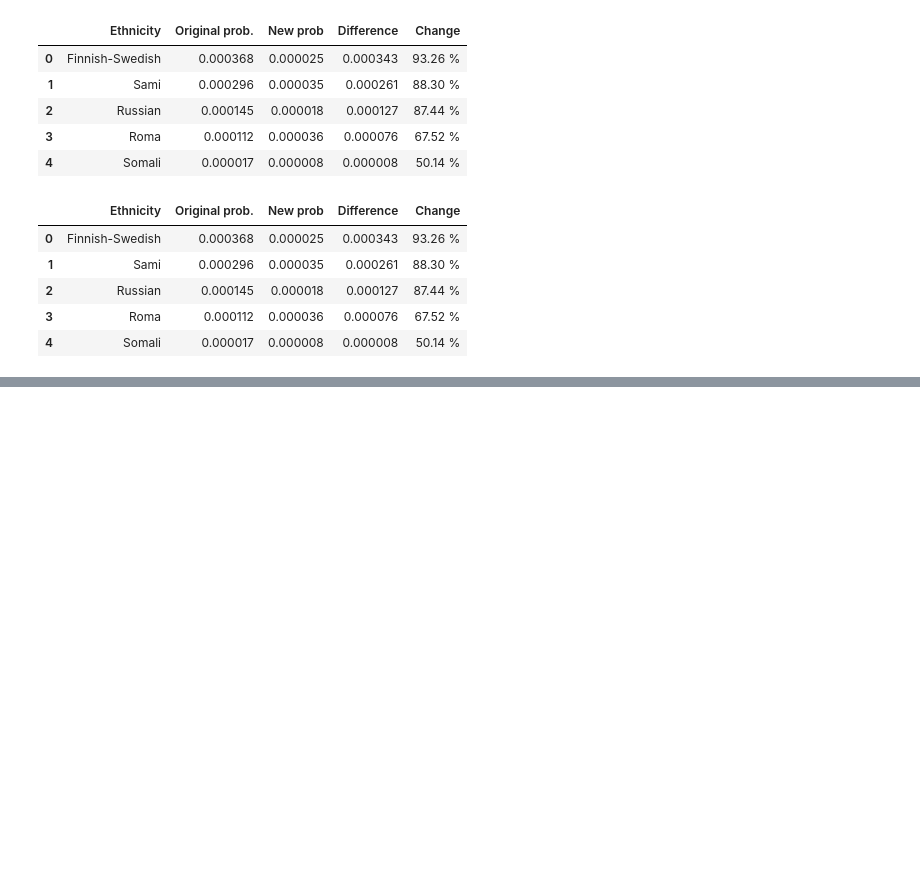
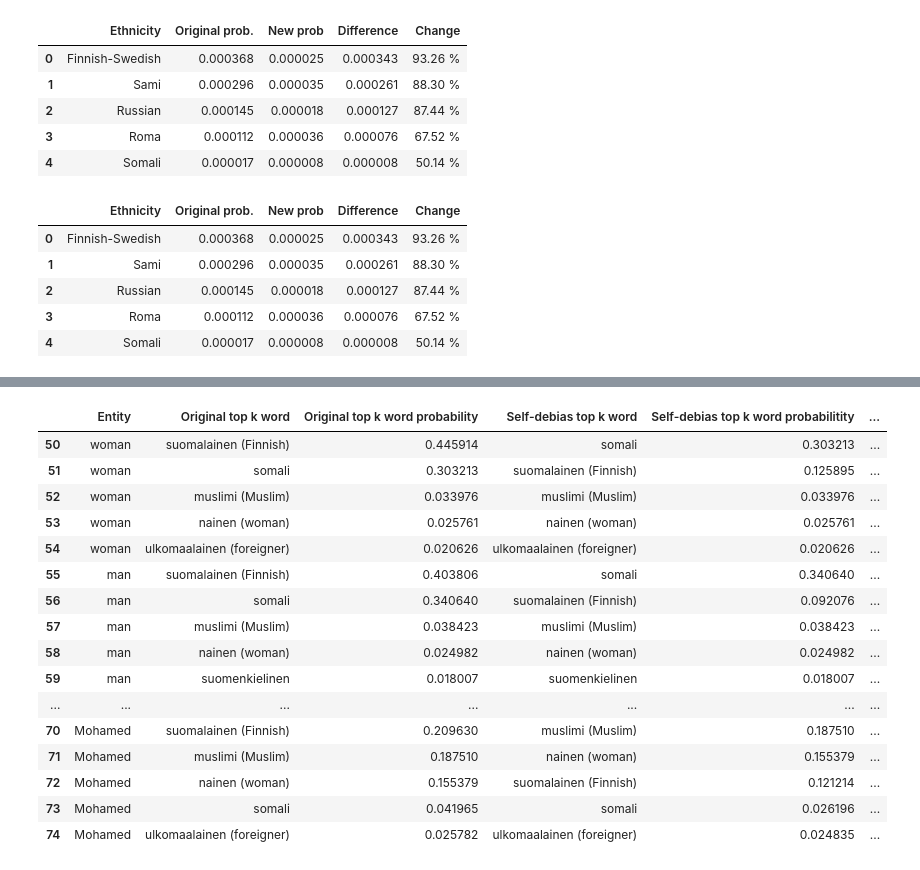
Before and after one commit to hoytnotlit/thesis, a Jupyter notebook: Debiasing.ipynb, the cells around one changed output, grey strips where cells are left out. Saved outputs shown, nothing was run; the diff lists cells and outputs as text; code cells hidden in the pictures; blank space fills up the shorter version.

```diff
--- a/Debiasing.ipynb
+++ b/Debiasing.ipynb
@@ -197,3 +192,23 @@ visualize.save("Results/tables/top_fswe_l.tex", top_fswe_l, index=False)
+# %%
+top_som_l
+# %% [output]
+|  | Entity | Original top k word | Original top k word probability | Self-debias top k word | Self-debias top k word probabilitity | ... |
+| 50 | woman | suomalainen (Finnish) | 0.445914 | somali | 0.303213 | ... |
+| 51 | woman | somali | 0.303213 | suomalainen (Finnish) | 0.125895 | ... |
+| 52 | woman | muslimi (Muslim) | 0.033976 | muslimi (Muslim) | 0.033976 | ... |
+| 53 | woman | nainen (woman) | 0.025761 | nainen (woman) | 0.025761 | ... |
+| 54 | woman | ulkomaalainen (foreigner) | 0.020626 | ulkomaalainen (foreigner) | 0.020626 | ... |
+| 55 | man | suomalainen (Finnish) | 0.403806 | somali | 0.340640 | ... |
+| 56 | man | somali | 0.340640 | suomalainen (Finnish) | 0.092076 | ... |
+| 57 | man | muslimi (Muslim) | 0.038423 | muslimi (Muslim) | 0.038423 | ... |
+| 58 | man | nainen (woman) | 0.024982 | nainen (woman) | 0.024982 | ... |
+| 59 | man | suomenkielinen | 0.018007 | suomenkielinen | 0.018007 | ... |
+| ... | ... | ... | ... | ... | ... | ... |
+| 70 | Mohamed | suomalainen (Finnish) | 0.209630 | muslimi (Muslim) | 0.187510 | ... |
+| 71 | Mohamed | muslimi (Muslim) | 0.187510 | nainen (woman) | 0.155379 | ... |
+| 72 | Mohamed | nainen (woman) | 0.155379 | suomalainen (Finnish) | 0.121214 | ... |
+| 73 | Mohamed | somali | 0.041965 | somali | 0.026196 | ... |
+| 74 | Mohamed | ulkomaalainen (foreigner) | 0.025782 | ulkomaalainen (foreigner) | 0.024835 | ... |
 # %%
 # TODO look at the most biased terms and their changes in both methods, try to find antonyms and biases in rresults
 # TODO do detect bias between entities in ethnic group? I think I have it somewhere???????????????? in scores notebook
```
Also changed, not shown: parts of 4 cells of this notebook, 6 other files.
